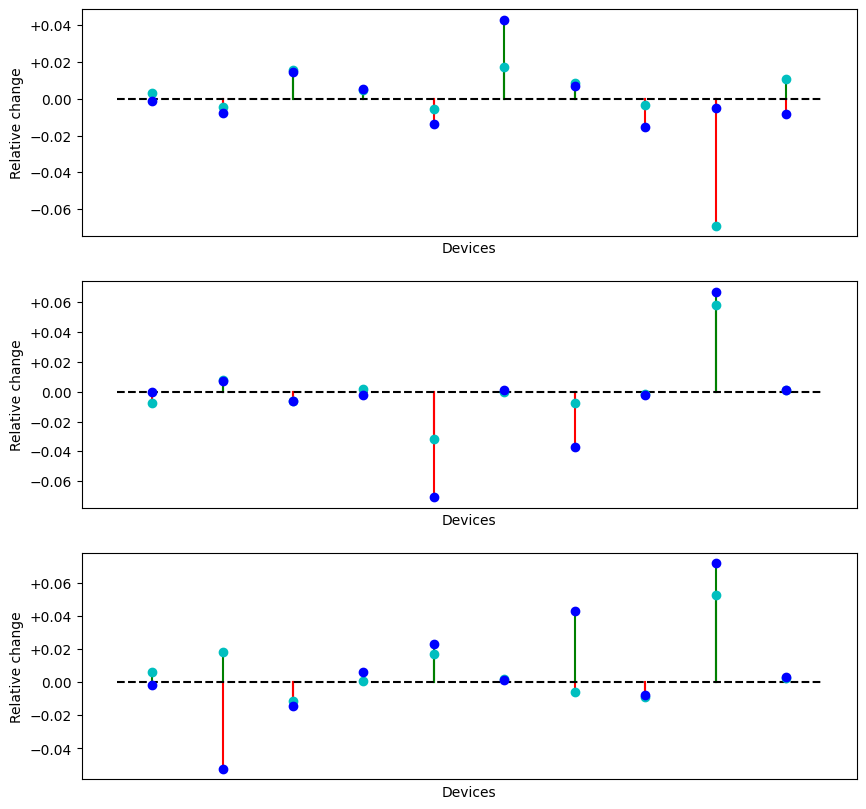
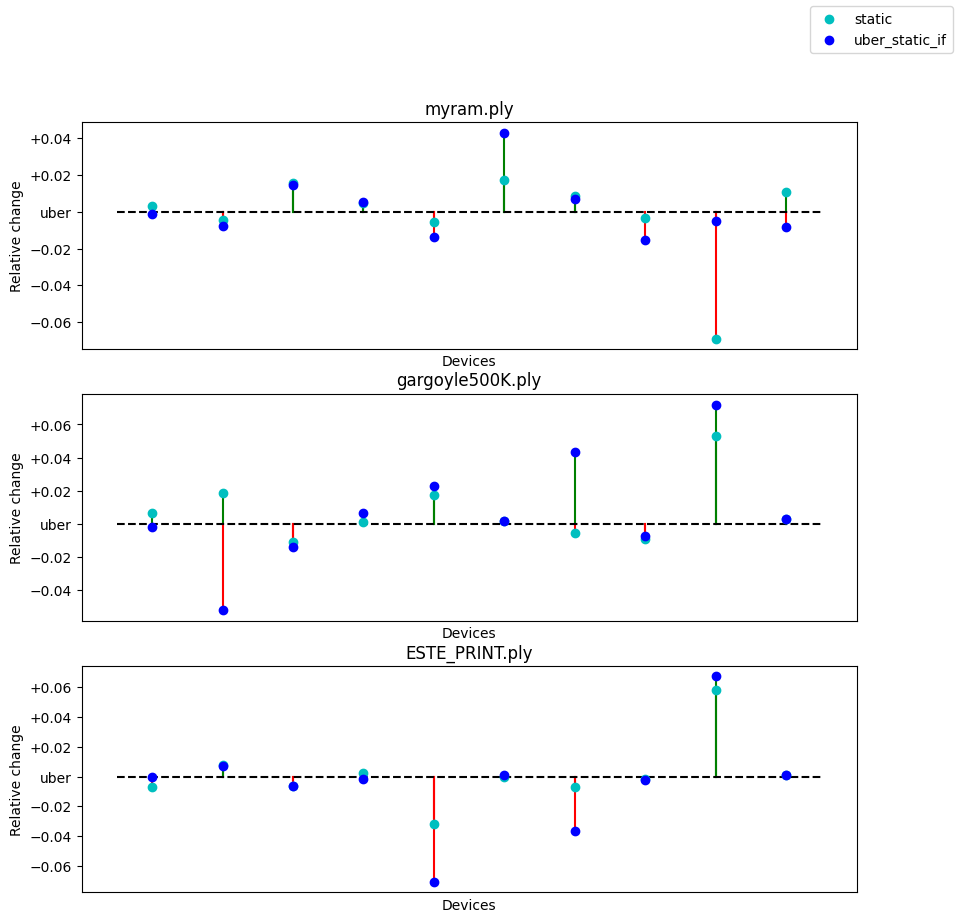
Code edit (unified diff) that turned the first committed figure into the second:
--- before
+++ after
@@ -6,4 +6,7 @@
         return prev
     return f
+
+def float_conv(x: str):
+    return float(x.replace("\u2212", "-"))
 
 
@@ -15,4 +18,5 @@
     fig: plt.Figure = plt.figure(figsize=(10,10))
     axs: list[plt.Axes] = []
+    arts = []
     for (i, mesh) in enumerate(meshes):
         axs.append(fig.add_subplot(len(meshes), 1, i+1))
@@ -33,13 +37,17 @@
             p_usi = (np.mean(arr_usi)-zero)/zero
             curr_x = x_fn()
-            axs[i].scatter([curr_x],[p_s],color="c", zorder=2)
-            axs[i].scatter([curr_x],[p_usi],color="b", zorder=2)
+            a1 = axs[i].scatter([curr_x],[p_s],color="c", zorder=2)
+            a2 = axs[i].scatter([curr_x],[p_usi],color="b", zorder=2)
+            if (i,j) == (0,0):
+                arts = [a1, a2]
             axs[i].plot([curr_x, curr_x], [0, p_s], color=("green" if p_s >= 0 else "red"), zorder=1)
             axs[i].plot([curr_x, curr_x], [0, p_usi], color=("green" if p_usi >= 0 else "red"), zorder=1)
+            axs[i].set_title(mesh)
         axs[i].set_xticks([])
         axs[i].set_xlabel("Devices")
         axs[i].set_ylabel("Relative change")
-        axs[i].set_yticklabels([("+" + x if x[0] != "\u2212" and float(x) != 0 else x) for x in (y.get_text() for y in axs[i].get_yticklabels())])
+        axs[i].set_yticklabels([("+" + x if x[0] != "\u2212" and float_conv(x) != 0 else ("uber" if float_conv(x) == 0 else x)) for x in (y.get_text() for y in axs[i].get_yticklabels())])
+    fig.legend(arts, ["static", "uber_static_if"])
     plt.show()
 
-dumbbell(dat, dat["Device"].unique(), dat["Mesh"].unique())
+dumbbell(dat, dat["Device"].unique(), ["myram.ply", "gargoyle500K.ply", "ESTE_PRINT.ply"])

Commit: Added legend